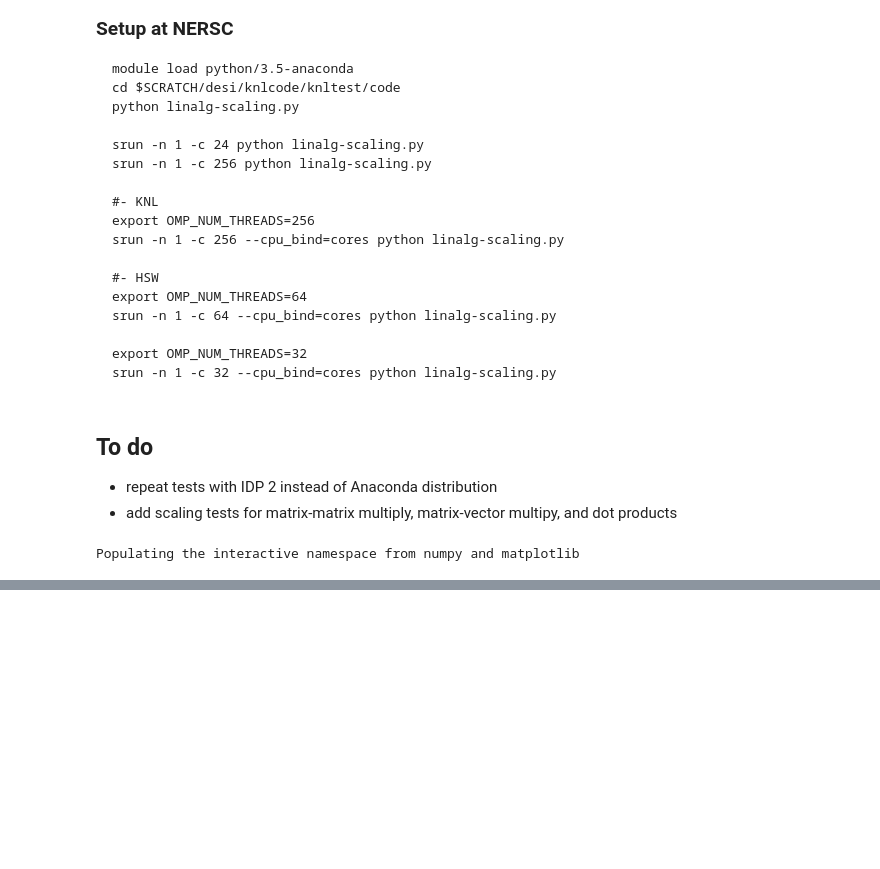
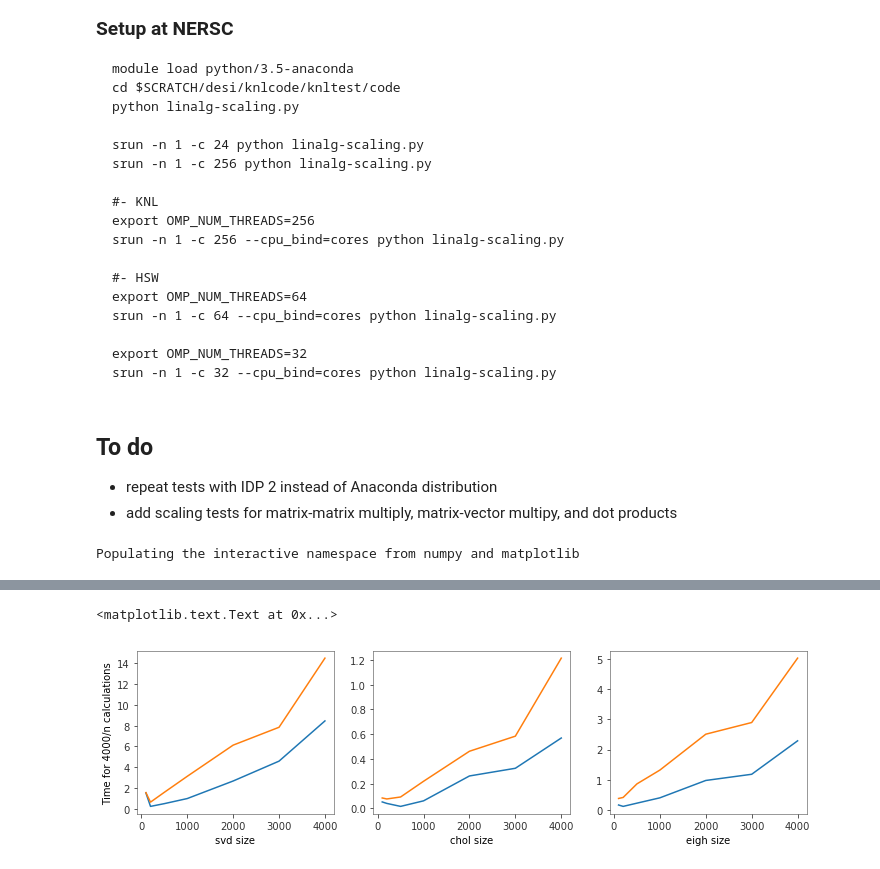
Before and after one commit to sbailey/knltest, a Jupyter notebook: doc/linalg-scaling.ipynb, the cells around one changed output, grey strips where cells are left out. Drawn from its saved outputs; the diff is of its cells as text; code cells hidden in the pictures; blank space fills up the shorter version.

```diff
--- a/doc/linalg-scaling.ipynb
+++ b/doc/linalg-scaling.ipynb
@@ -65,0 +66,13 @@ for i, method in enumerate(['svd', 'chol', 'eigh']):
+# %%
+figure(figsize=(12,3))
+for i, method in enumerate(['svd', 'chol', 'eigh']):
+    subplot(131+i)
+    plot(hsw['n'], (4000/hsw['n'])*hsw[method], label='Haswell')
+    plot(knl['n'], (4000/hsw['n'])*knl[method], label='KNL')
+    xlabel('{} size'.format(method))
+
+subplot(131)
+ylabel('Time for 4000/size calculations')
+# %% [output]
+<matplotlib.text.Text at 0x...>
+[figure, added]
```
Also changed, not shown: parts of 1 cell of this notebook, 1 other file.
